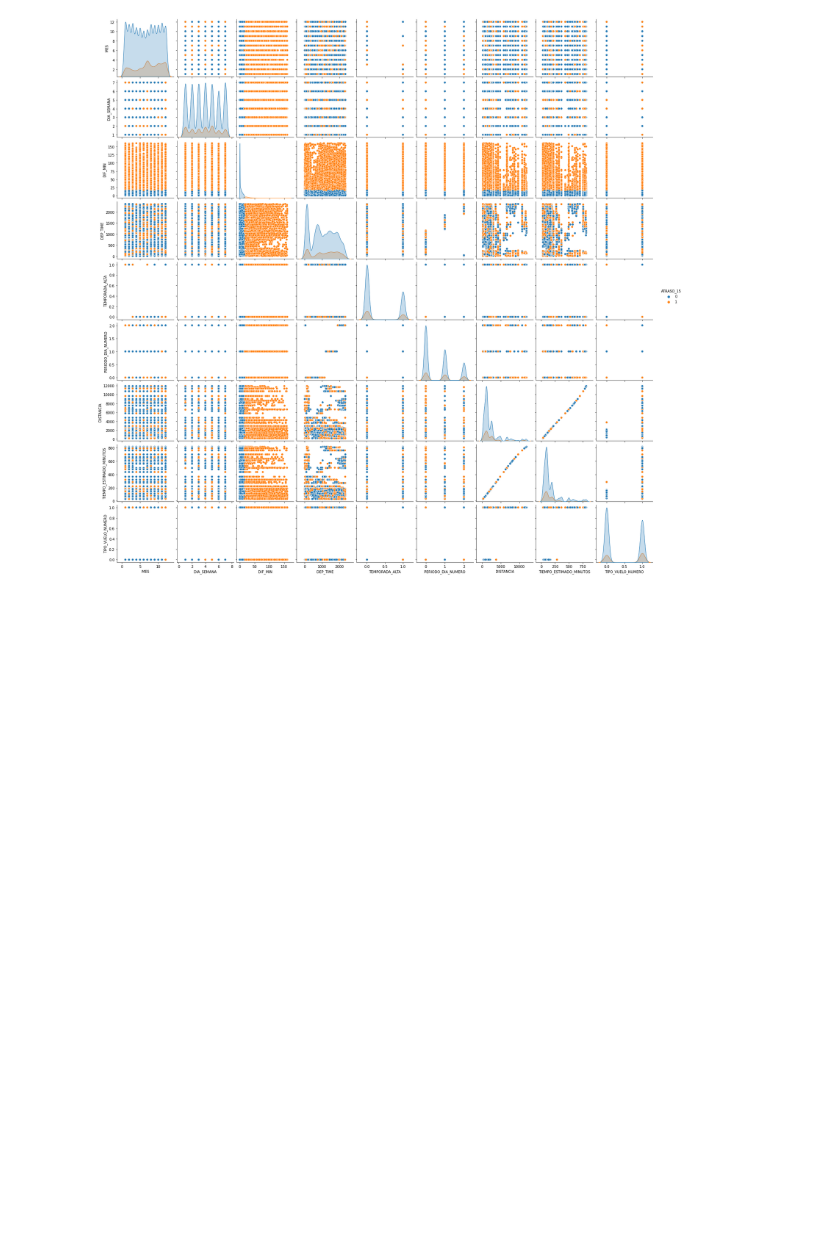
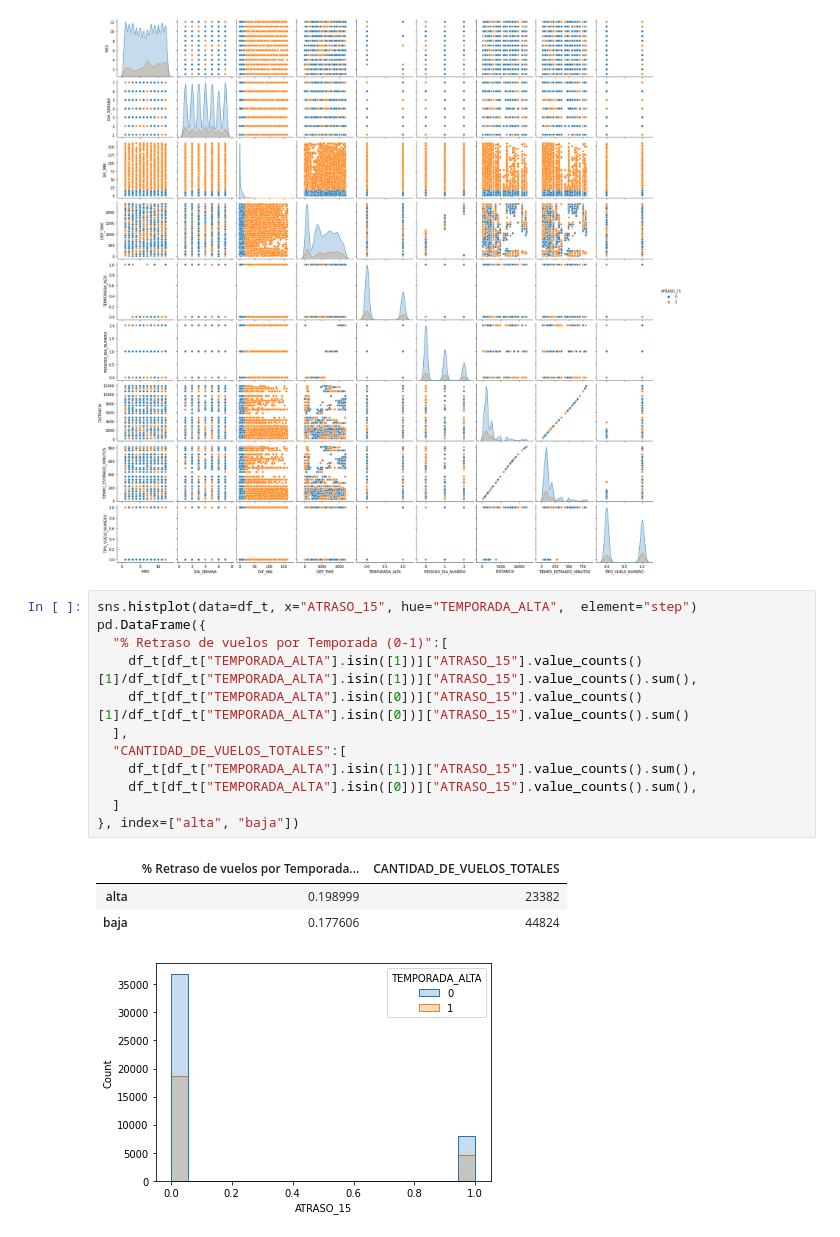
Before and after one commit to cristhianplazao/latamairlines, a Jupyter notebook: analysis.ipynb, the cells around one changed output. Drawn from its saved outputs; the diff is of its cells as text; blank space fills up the shorter version.

Commit message:
Exploratory Data Analysis

```diff
--- a/analysis.ipynb
+++ b/analysis.ipynb
@@ -222,3 +211,20 @@ plt.show()
 # %% [output]
 <Figure size 2880x720 with 0 Axes>
 [figure]
+# %%
+sns.histplot(data=df_t, x="ATRASO_15", hue="TEMPORADA_ALTA",  element="step")
+pd.DataFrame({
+  "% Retraso de vuelos por Temporada (0-1)":[
+    df_t[df_t["TEMPORADA_ALTA"].isin([1])]["ATRASO_15"].value_counts()[1]/df_t[df_t["TEMPORADA_ALTA"].isin([1])]["ATRASO_15"].value_counts().sum(),
+    df_t[df_t["TEMPORADA_ALTA"].isin([0])]["ATRASO_15"].value_counts()[1]/df_t[df_t["TEMPORADA_ALTA"].isin([0])]["ATRASO_15"].value_counts().sum()
+  ],
+  "CANTIDAD_DE_VUELOS_TOTALES":[
+    df_t[df_t["TEMPORADA_ALTA"].isin([1])]["ATRASO_15"].value_counts().sum(),
+    df_t[df_t["TEMPORADA_ALTA"].isin([0])]["ATRASO_15"].value_counts().sum(),
+  ]
+}, index=["alta", "baja"])
+# %% [output]
+|  | % Retraso de vuelos por Temporada... | CANTIDAD_DE_VUELOS_TOTALES |
+| alta | 0.198999 | 23382 |
+| baja | 0.177606 | 44824 |
+[figure, added]
```
Also changed, not shown: parts of 3 cells of this notebook.
